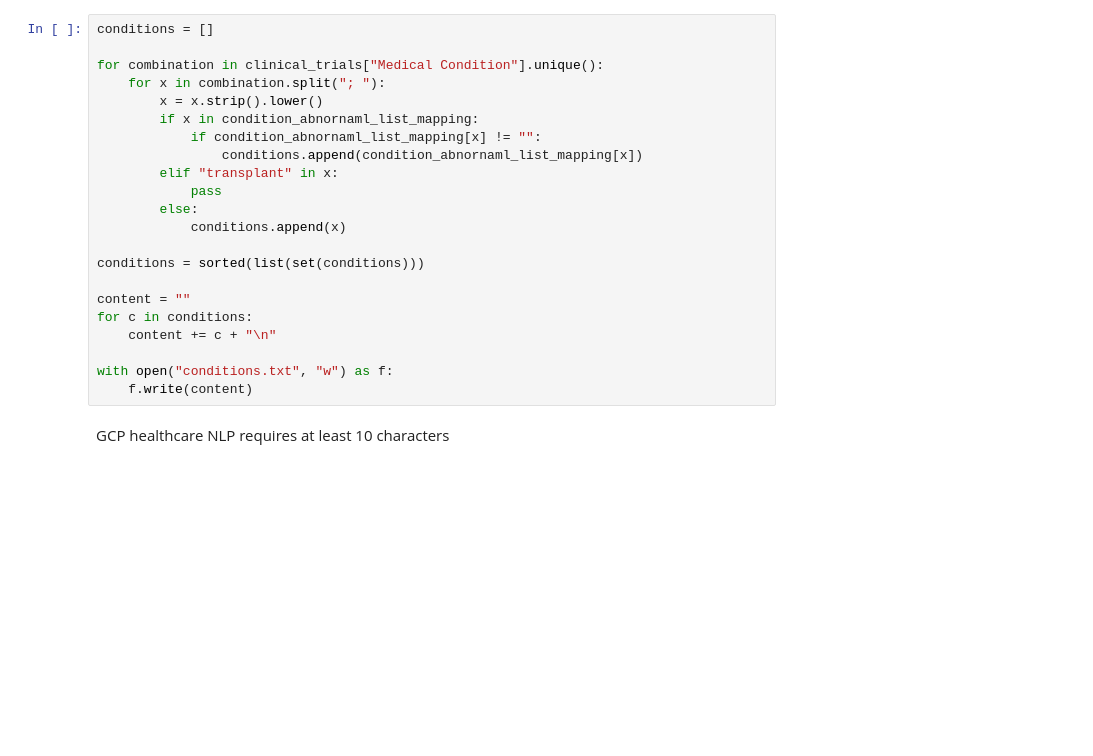
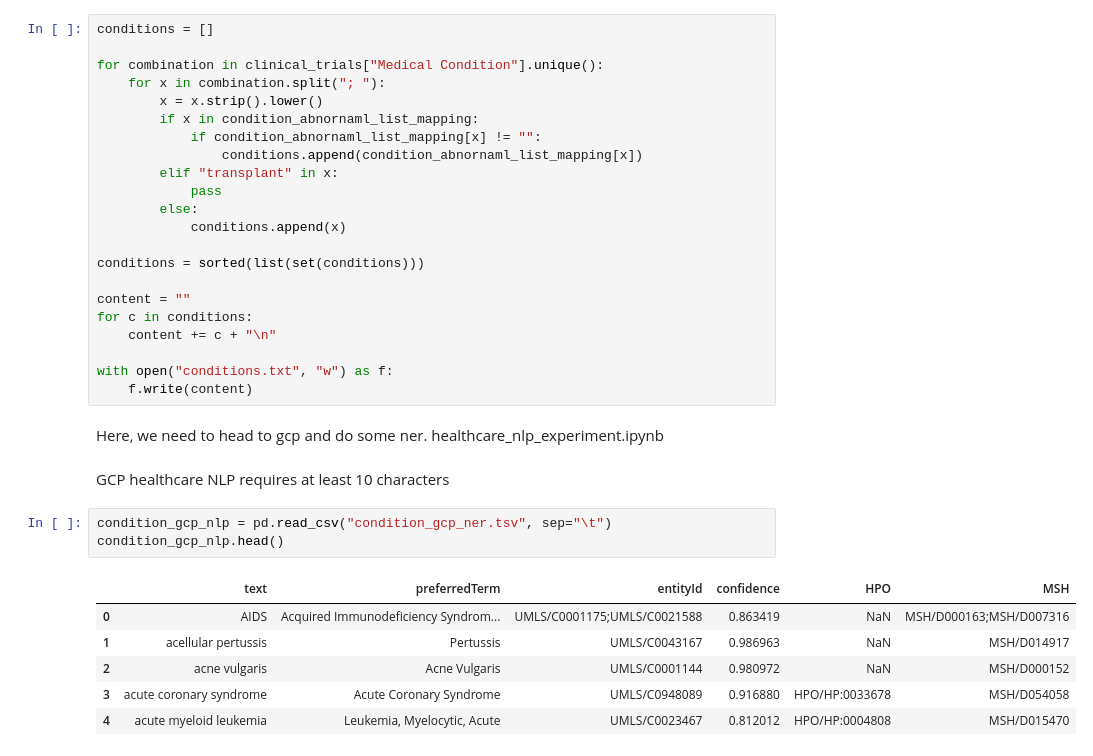
Before and after one commit to dgg32/clinical_trials_3000, a Jupyter notebook: clinical_trials_to_kg.ipynb, the cells around one changed output. Cells and saved outputs as stored; diff of their text form; blank space fills up the shorter version.

```diff
--- a/clinical_trials_to_kg.ipynb
+++ b/clinical_trials_to_kg.ipynb
@@ -63,5 +63,17 @@ for c in conditions:
 
 with open("conditions.txt", "w") as f:
     f.write(content)
+# %% [markdown]
+Here, we need to head to gcp and do some ner. healthcare_nlp_experiment.ipynb
 # %% [markdown]
 GCP healthcare NLP requires at least 10 characters
+# %%
+condition_gcp_nlp = pd.read_csv("condition_gcp_ner.tsv", sep="\t")
+condition_gcp_nlp.head()
+# %% [output]
+|  | text | preferredTerm | entityId | confidence | HPO | MSH |
+| 0 | AIDS | Acquired Immunodeficiency Syndrom... | UMLS/C0001175;UMLS/C0021588 | 0.863419 | NaN | MSH/D000163;MSH/D007316 |
+| 1 | acellular pertussis | Pertussis | UMLS/C0043167 | 0.986963 | NaN | MSH/D014917 |
+| 2 | acne vulgaris | Acne Vulgaris | UMLS/C0001144 | 0.980972 | NaN | MSH/D000152 |
+| 3 | acute coronary syndrome | Acute Coronary Syndrome | UMLS/C0948089 | 0.916880 | HPO/HP:0033678 | MSH/D054058 |
+| 4 | acute myeloid leukemia | Leukemia, Myelocytic, Acute | UMLS/C0023467 | 0.812012 | HPO/HP:0004808 | MSH/D015470 |
```
Also changed, not shown: parts of 4 cells of this notebook, 2 other files.
